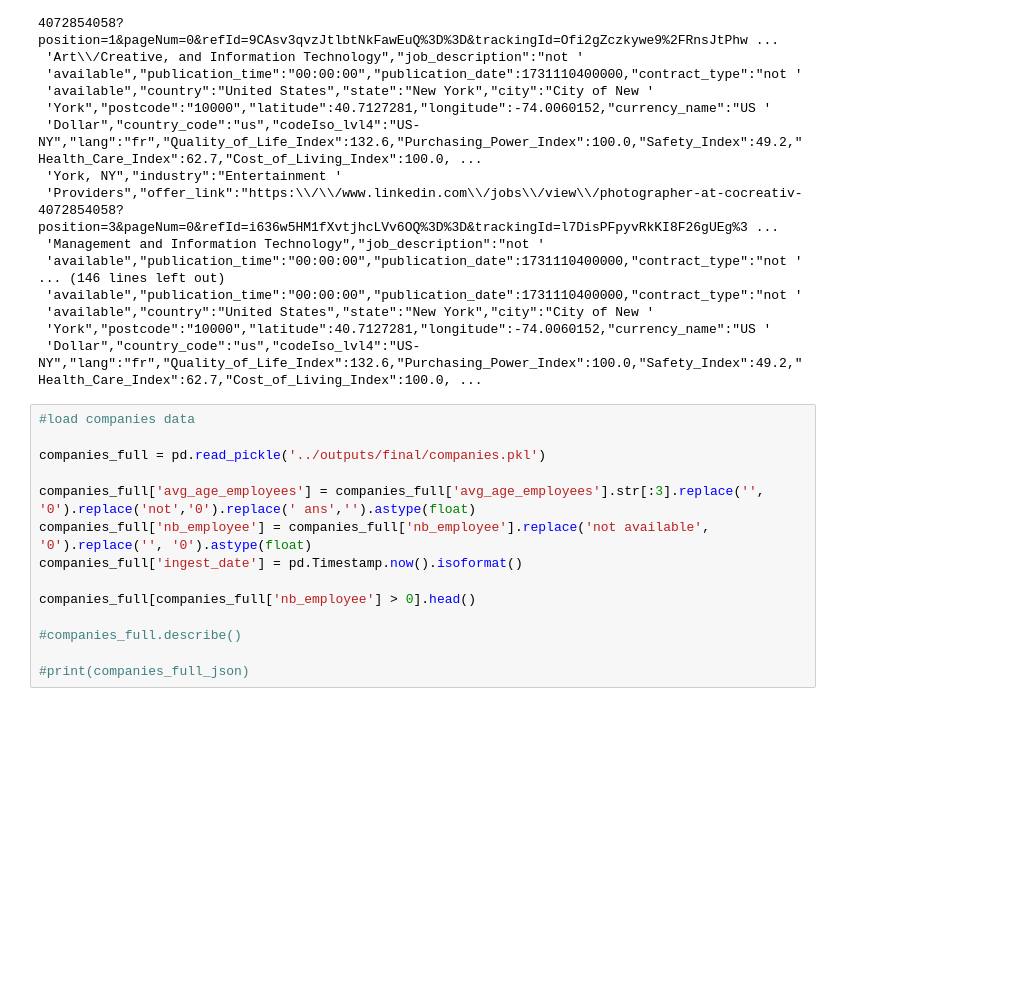
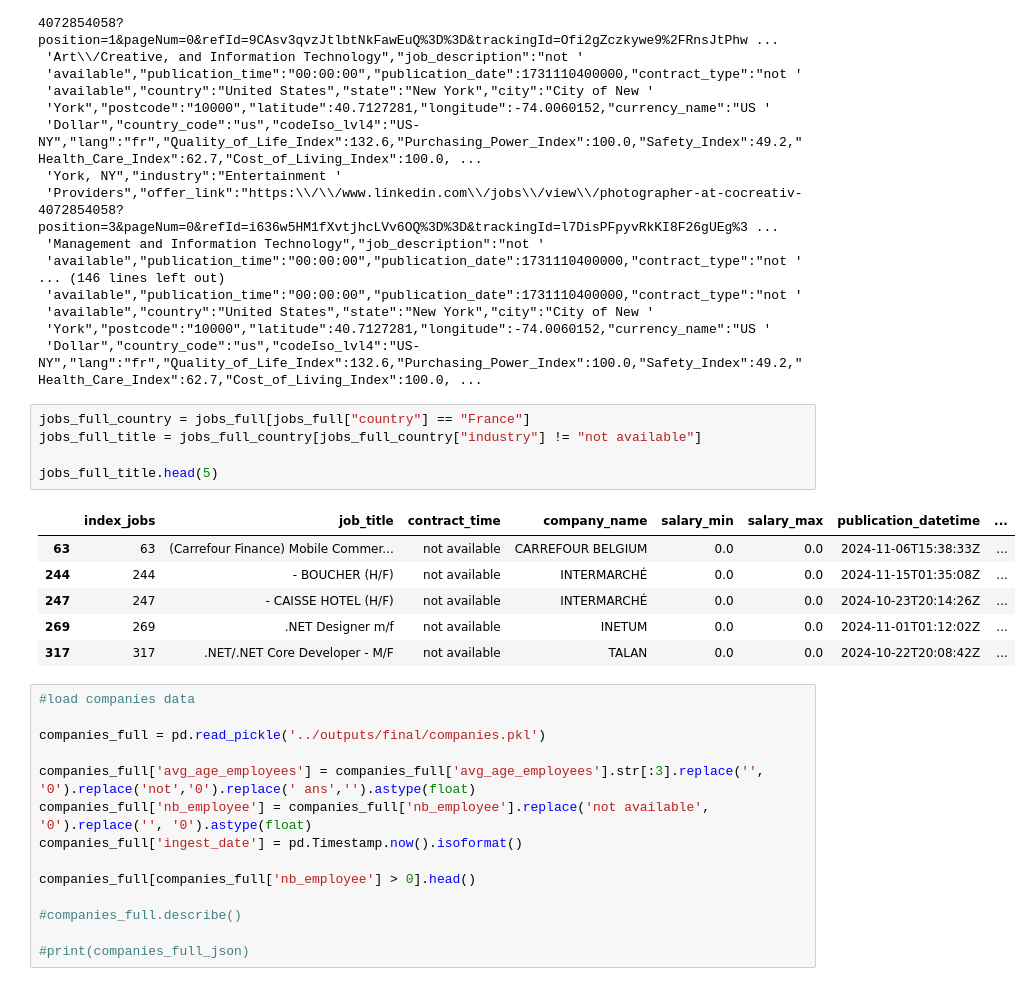
Before and after one commit to sodagt/JobMarket, a Jupyter notebook: processing/process_elastic.ipynb, the cells around one changed output. Cells and saved outputs as stored; diff of their text form; blank space fills up the shorter version.

```diff
--- a/processing/process_elastic.ipynb
+++ b/processing/process_elastic.ipynb
@@ -64,6 +64,18 @@ pprint.pprint(json_data, compact=True)
  'available","country":"United States","state":"New York","city":"City of New '
  'York","postcode":"10000","latitude":40.7127281,"longitude":-74.0060152,"currency_name":"US '
  'Dollar","country_code":"us","codeIso_lvl4":"US-NY","lang":"fr","Quality_of_Life_Index":132.6,"Purchasing_Power_Index":100.0,"Safety_Index":49.2,"Health_Care_Index":62.7,"Cost_of_Living_Index":100.0, ...
+# %%
+jobs_full_country = jobs_full[jobs_full["country"] == "France"]
+jobs_full_title = jobs_full_country[jobs_full_country["industry"] != "not available"]
+
+jobs_full_title.head(5)
+# %% [output]
+|  | index_jobs | job_title | contract_time | company_name | salary_min | salary_max | publication_datetime | ... |
+| 63 | 63 | (Carrefour Finance) Mobile Commer... | not available | CARREFOUR BELGIUM | 0.0 | 0.0 | 2024-11-06T15:38:33Z | ... |
+| 244 | 244 | - BOUCHER (H/F) | not available | INTERMARCHÉ | 0.0 | 0.0 | 2024-11-15T01:35:08Z | ... |
+| 247 | 247 | - CAISSE HOTEL (H/F) | not available | INTERMARCHÉ | 0.0 | 0.0 | 2024-10-23T20:14:26Z | ... |
+| 269 | 269 | .NET Designer m/f | not available | INETUM | 0.0 | 0.0 | 2024-11-01T01:12:02Z | ... |
+| 317 | 317 | .NET/.NET Core Developer - M/F | not available | TALAN | 0.0 | 0.0 | 2024-10-22T20:08:42Z | ... |
 # %%
 #load companies data
 
```
Also changed, not shown: 6 other files.
